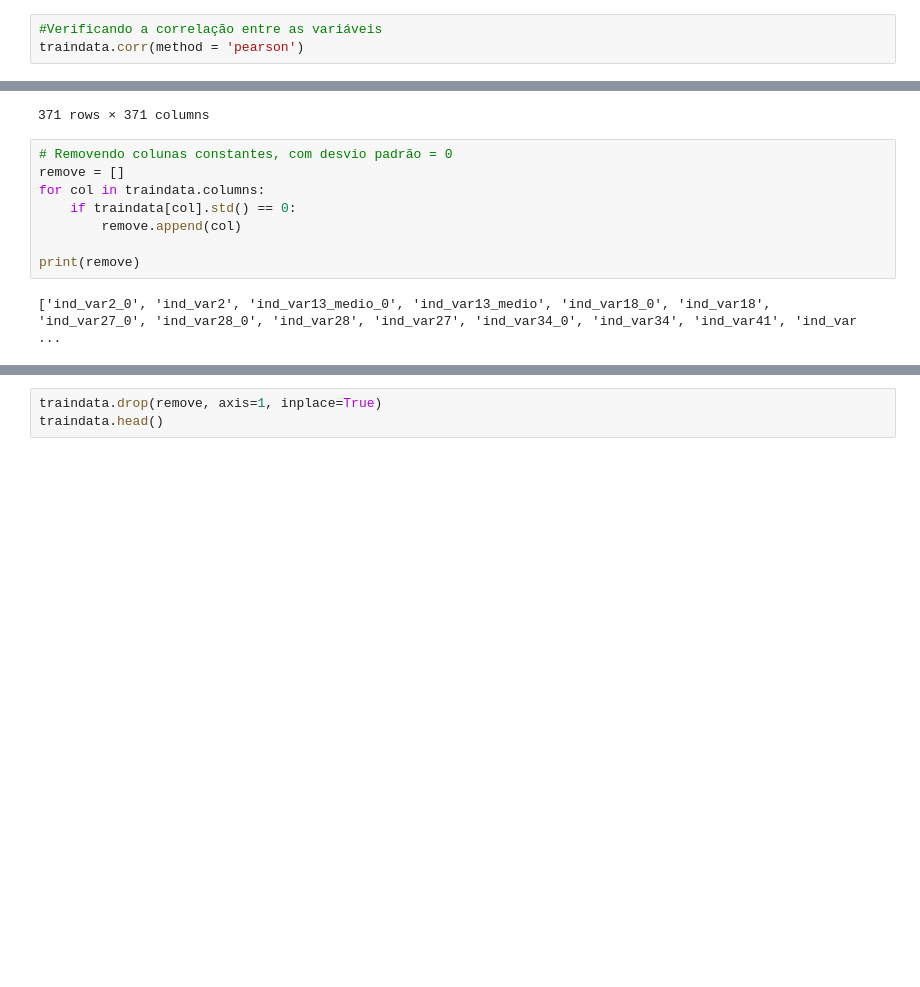
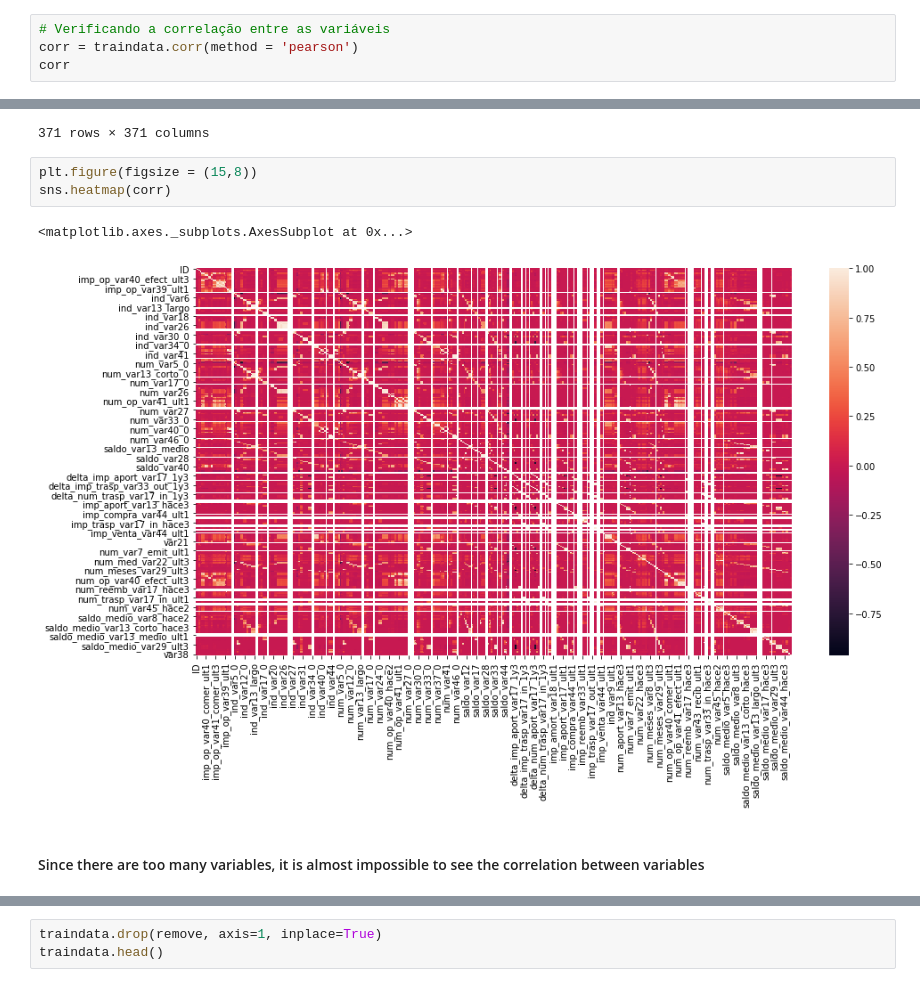
Before and after one commit to juyamauti/SantanderCustomerSatisfaction, a Jupyter notebook: Proj03_SantanderCustomerSatisfaction.ipynb, the cells around one changed output, grey strips where cells are left out. Drawn from its saved outputs; the diff is of its cells as text; blank space fills up the shorter version.

```diff
--- a/Proj03_SantanderCustomerSatisfaction.ipynb
+++ b/Proj03_SantanderCustomerSatisfaction.ipynb
@@ -80,8 +115,9 @@ target_count.plot(kind='bar', title='Count (target)');
 # %% [output]
 [figure]
 # %%
-#Verificando a correlação entre as variáveis
-traindata.corr(method = 'pearson')
+# Verificando a correlação entre as variáveis
+corr = traindata.corr(method = 'pearson')
+corr
 # %% [output]
 |  | ID | var3 | var15 | imp_ent_var16_ult1 | imp_op_var39_comer_ult1 | imp_op_var39_comer_ult3 | ... |
 | ID | 1.000000 | -0.002846 | -0.002679 | 0.025045 | 0.007413 | 0.003251 | ... |
@@ -96,13 +132,11 @@ traindata.corr(method = 'pearson')
 | var38 | -0.007914 | -0.000066 | 0.002010 | 0.000796 | 0.002213 | -0.000029 | ... |
 | TARGET | -0.013538 | 0.005312 | 0.110678 | 0.000212 | 0.026247 | 0.012779 | ... |
 371 rows × 371 columns
-# %%
-# Removendo colunas constantes, com desvio padrão = 0
-remove = []
-for col in traindata.columns:
-    if traindata[col].std() == 0:
-        remove.append(col)
-
-print(remove)
-# %% [output]
-['ind_var2_0', 'ind_var2', 'ind_var13_medio_0', 'ind_var13_medio', 'ind_var18_0', 'ind_var18', 'ind_var27_0', 'ind_var28_0', 'ind_var28', 'ind_var27', 'ind_var34_0', 'ind_var34', 'ind_var41', 'ind_var ...
+# %%
+plt.figure(figsize = (15,8))
+sns.heatmap(corr)
+# %% [output]
+<matplotlib.axes._subplots.AxesSubplot at 0x...>
+[figure, added]
+# %% [markdown]
+#### Since there are too many variables, it is almost impossible to see the correlation between variables
```
Also changed, not shown: parts of 49 cells of this notebook.
